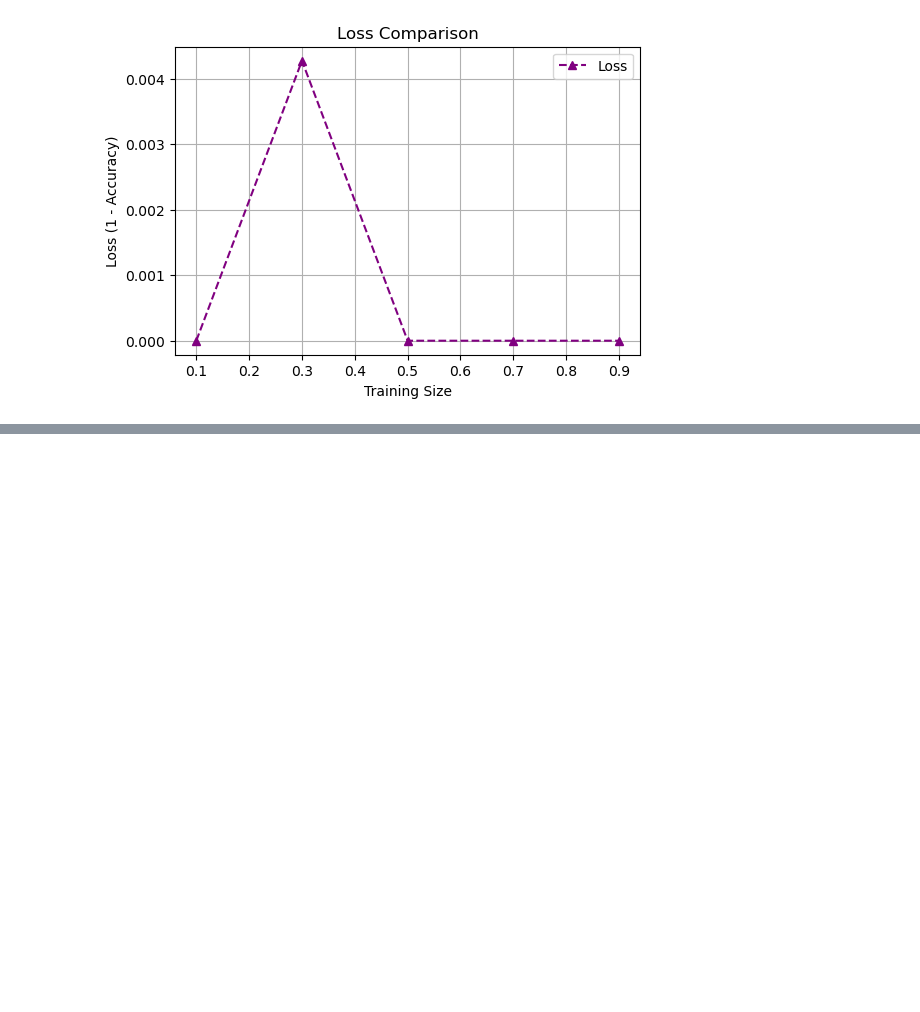
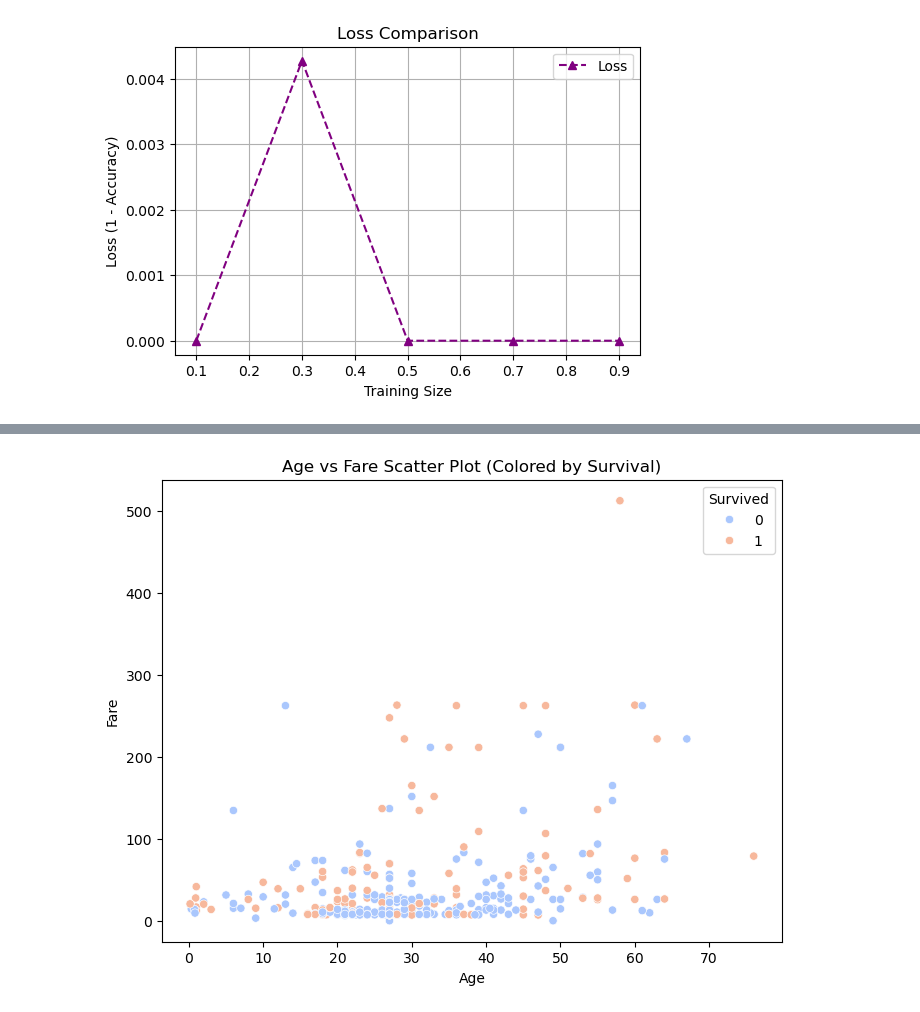
Before and after one commit to mudrap2706/Titanic_Survival_Analysis, a Jupyter notebook: titanic_analysis.ipynb, the cells around one changed output, grey strips where cells are left out. Saved outputs shown, nothing was run; the diff lists cells and outputs as text; code cells hidden in the pictures; blank space fills up the shorter version.

```diff
--- a/titanic_analysis.ipynb
+++ b/titanic_analysis.ipynb
@@ -261,0 +279,8 @@ plt.show()
+# %%
+# Scatter Plots
+plt.figure(figsize=(8, 6))
+sns.scatterplot(x=df['Age'], y=df['Fare'], hue=df['Survived'], palette='coolwarm')
+plt.title("Age vs Fare Scatter Plot (Colored by Survival)")
+plt.show()
+# %% [output]
+[figure, added]
```
Also changed, not shown: parts of 6 cells of this notebook.
